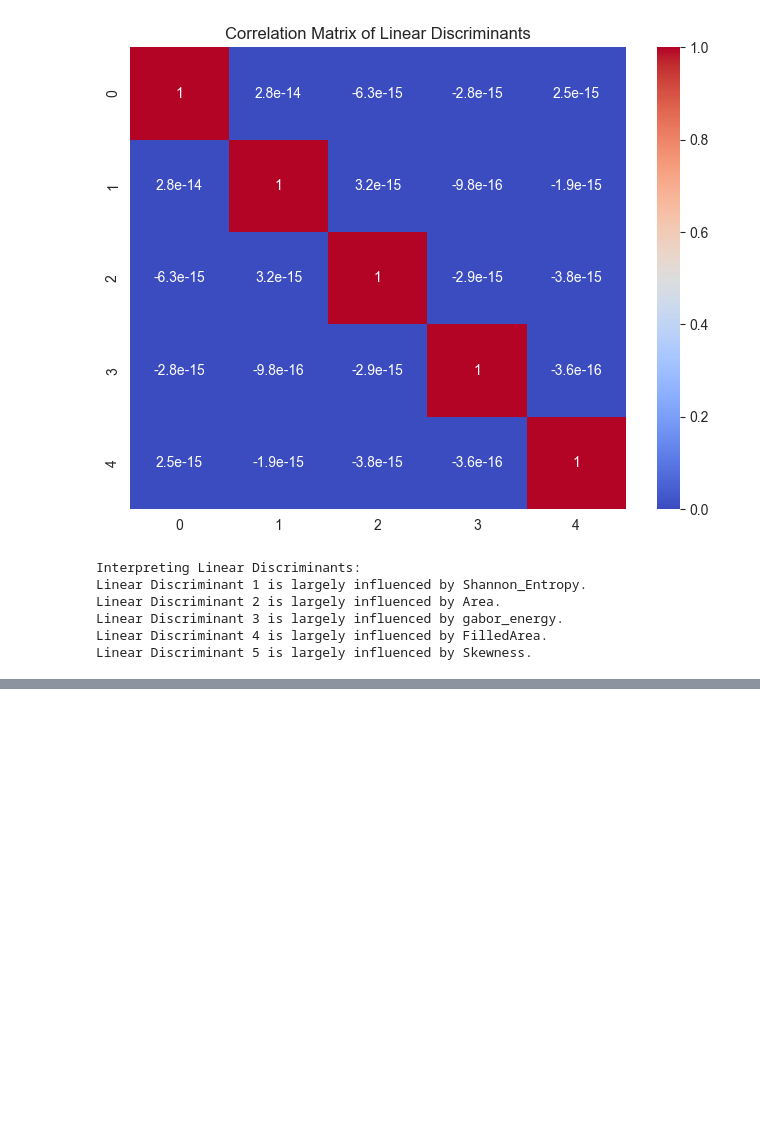
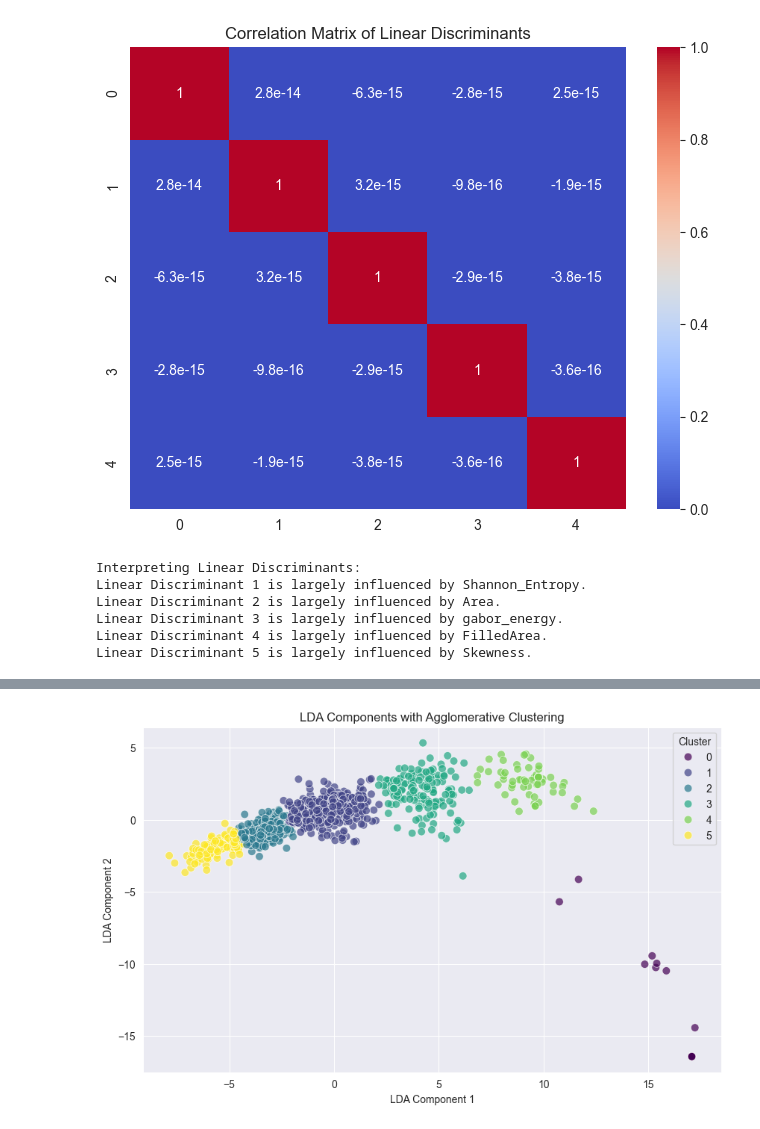
Before and after one commit to iammahbubalam/PPMI_Research_on_Parkinsons, a Jupyter notebook: src/mahbub/D_Reduce.ipynb, the cells around one changed output, grey strips where cells are left out. Saved outputs shown, nothing was run; the diff lists cells and outputs as text; code cells hidden in the pictures; blank space fills up the shorter version.

```diff
--- a/src/mahbub/D_Reduce.ipynb
+++ b/src/mahbub/D_Reduce.ipynb
@@ -832,3 +832,93 @@ Linear Discriminant 2 is largely influenced by Area.
 Linear Discriminant 3 is largely influenced by gabor_energy.
 Linear Discriminant 4 is largely influenced by FilledArea.
 Linear Discriminant 5 is largely influenced by Skewness.
+# %%
+import pandas as pd
+import numpy as np
+from sklearn.preprocessing import MinMaxScaler, LabelEncoder
+from sklearn.discriminant_analysis import LinearDiscriminantAnalysis as LDA
+from sklearn.cluster import KMeans, AgglomerativeClustering
+from sklearn.metrics import silhouette_score
+import matplotlib.pyplot as plt
+import seaborn as sns
+
+# Load the dataset
+data = pd.read_csv("B:/Projects/PycharmProjects/PPMI_Research_on_Parkinson's/src/mahbub/finalDatasetWithUPDRSScore.csv")
+
+# Define non-feature, numerical, and categorical columns
+non_feature_columns = ['Patient ID', 'Visit Date', 'UPDRS_SCORE', 'Visit']
+numerical_features = [
+    'Area', 'Circularity', 'ConvexArea', 'EquivDiameter', 'Extent',
+    'FilledArea', 'Kurtosis', 'Major axis length', 'Mean',
+    'Minor axis length', 'PA_ratio', 'Shannon_Entropy', 'Skewness',
+    'Solidity', 'Standard Deviation', 'brightness', 'contrast',
+    'correlation', 'dissimilarity', 'energy', 'gabor_energy',
+    'gabor_entropy', 'homogeneity', 'lbp_energy', 'lbp_entropy',
+    'DATSCAN_CAUDATE_R', 'DATSCAN_CAUDATE_L', 'DATSCAN_PUTAMEN_R',
+    'DATSCAN_PUTAMEN_L', 'DATSCAN_PUTAMEN_R_ANT', 'DATSCAN_PUTAMEN_L_ANT'
+]
+categorical_features = [
+    'NP1ANXS', 'NP1APAT', 'NP1COG', 'NP1DDS', 'NP1DPRS',
+    'NP1HALL', 'NP1CNST', 'NP1FATG', 'NP1LTHD', 'NP1PAIN', 'NP1SLPD',
+    'NP1SLPN', 'NP1URIN', 'NP2DRES', 'NP2EAT', 'NP2FREZ', 'NP2HOBB',
+    'NP2HWRT', 'NP2HYGN', 'NP2RISE', 'NP2SALV', 'NP2SPCH', 'NP2SWAL',
+    'NP2TRMR', 'NP2TURN', 'NP2WALK', 'NP3BRADY', 'NP3FACXP', 'NP3FRZGT',
+    'NP3FTAPL', 'NP3FTAPR', 'NP3GAIT', 'NP3HMOVL', 'NP3HMOVR', 'NP3KTRML',
+    'NP3KTRMR', 'NP3LGAGL', 'NP3LGAGR', 'NP3POSTR', 'NP3PRSPL', 'NP3PRSPR',
+    'NP3PSTBL', 'NP3PTRML', 'NP3PTRMR', 'NP3RIGLL', 'NP3RIGLU', 'NP3RIGN',
+    'NP3RIGRL', 'NP3RIGRU', 'NP3RISNG', 'NP3RTALJ', 'NP3RTALL', 'NP3RTALU',
+    'NP3RTARL', 'NP3RTARU', 'NP3RTCON', 'NP3SPCH', 'NP3TTAPL', 'NP3TTAPR',
+    'NHY'
+]
+target_column = "Disease_Severity"
+
+# Scale numerical features
+scaler = MinMaxScaler()
+data[numerical_features] = scaler.fit_transform(data[numerical_features])
+
+# Split data into X (features) and y (target)
+X = data[numerical_features + categorical_features]
+y = data[target_column]
+
+# Encode categorical features
+X = pd.get_dummies(X, columns=categorical_features)
+
+# Encode the target variable
+le = LabelEncoder()
+y = le.fit_transform(y)
+
+# Apply LDA for Dimensionality Reduction
+lda = LDA(n_components=2)  # Reduce to 2 dimensions for visualization
+X_lda = lda.fit_transform(X, y)
+
+# Perform Agglomerative Clustering
+agg_clustering = AgglomerativeClustering(n_clusters=len(np.unique(y)))
+agg_clusters = agg_clustering.fit_predict(X_lda)
+
+# Perform K-Means Clustering
+n_clusters = len(np.unique(y))
+kmeans = KMeans(n_clusters=n_clusters, random_state=42)
+kmeans_clusters = kmeans.fit_predict(X_lda)
+
+# Evaluate Clustering Results
+agg_silhouette_avg = silhouette_score(X_lda, agg_clusters)
+kmeans_silhouette_avg = silhouette_score(X_lda, kmeans_clusters)
+print(f'Agglomerative Clustering Silhouette Score: {agg_silhouette_avg:.4f}')
+print(f'K-Means Clustering Silhouette Score: {kmeans_silhouette_avg:.4f}')
+
+# Visualization Function
+def plot_clustering_results(X_lda, clusters, title):
+    plt.figure(figsize=(10, 6))
+    sns.scatterplot(x=X_lda[:, 0], y=X_lda[:, 1], hue=clusters, palette='viridis', s=60, alpha=0.7)
+    plt.title(title)
+    plt.xlabel('LDA Component 1')
+    plt.ylabel('LDA Component 2')
+    plt.legend(title='Cluster')
+    plt.show()
+
+# Visualize LDA results with Agglomerative Clustering
+plot_clustering_results(X_lda, agg_clusters, 'LDA Components with Agglomerative Clustering')
+
+# Visualize LDA results with K-Means Clustering
+plot_clustering_results(X_lda, kmeans_clusters, 'LDA Components with K-Means Clustering')
+# %% [output]
@@ -834,0 +927 @@ Linear Discriminant 5 is largely influenced by Skewness.
+[figure, added]
```
Also changed, not shown: parts of 22 cells of this notebook.
